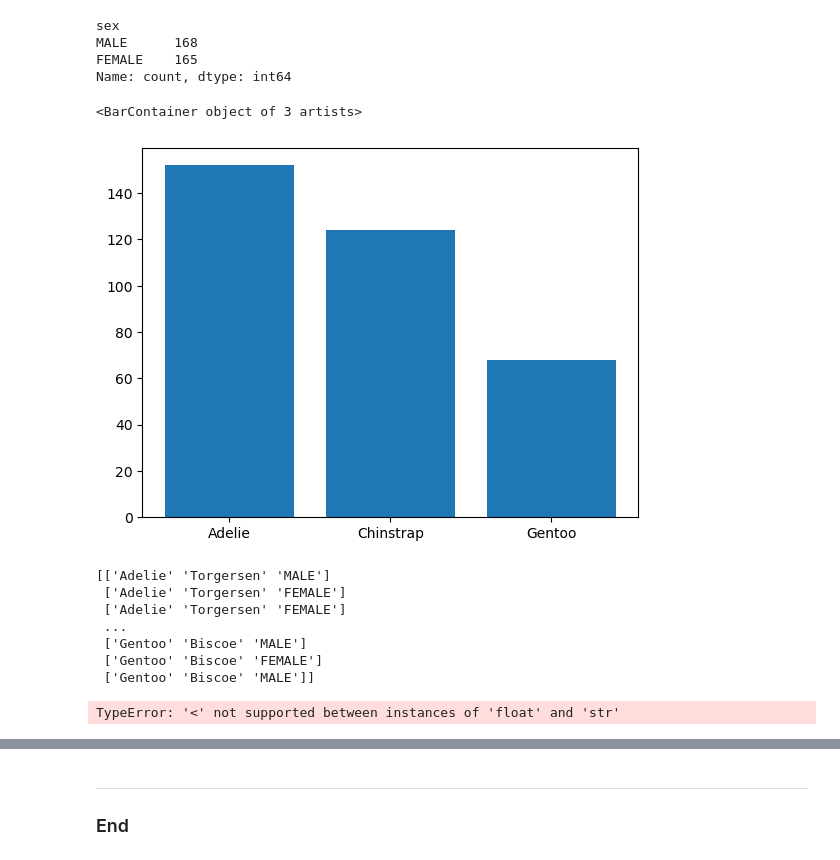
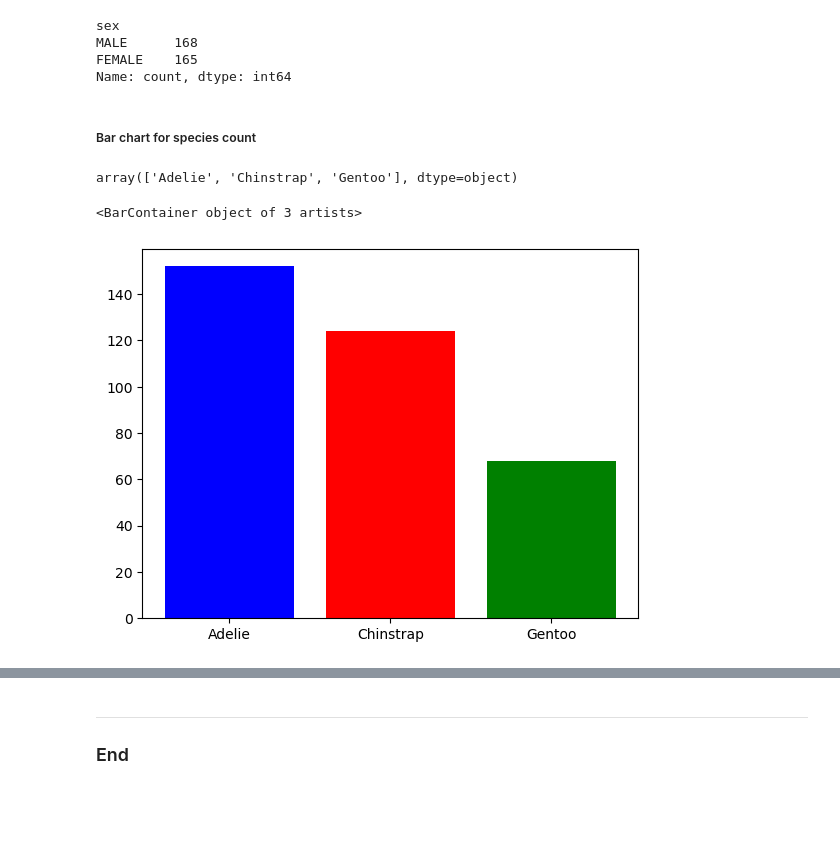
Before and after one commit to NiallRussell/analytics_project, a Jupyter notebook: penguins.ipynb, the cells around one changed output, grey strips where cells are left out. Drawn from its saved outputs; the diff is of its cells as text; code cells hidden in the pictures; blank space fills up the shorter version.

```diff
--- a/penguins.ipynb
+++ b/penguins.ipynb
@@ -75,25 +78,17 @@ sex
 MALE      168
 FEMALE    165
 Name: count, dtype: int64
+# %% [markdown]
+##### Bar chart for species count
 # %%
 import matplotlib.pyplot as plt
+# %%
+un_species = df['species'].unique()
+un_species
+# %% [output]
+array(['Adelie', 'Chinstrap', 'Gentoo'], dtype=object)
 # %%
-plt.bar(un_species, species_counts)
+plt.bar(un_species, species_counts, color = ["blue", "red", "green"])
 # %% [output]
 <BarContainer object of 3 artists>
-[figure, old version]
+[figure, new version]
-# %%
-cat_array = df[['species', 'island', 'sex']].to_numpy()
-print(cat_array)
-# %% [output]
-[['Adelie' 'Torgersen' 'MALE']
- ['Adelie' 'Torgersen' 'FEMALE']
- ['Adelie' 'Torgersen' 'FEMALE']
- ...
- ['Gentoo' 'Biscoe' 'MALE']
- ['Gentoo' 'Biscoe' 'FEMALE']
- ['Gentoo' 'Biscoe' 'MALE']]
-# %%
-df2 = np.unique(df[['species', 'island', 'sex']].values)
-# %% [output]
-TypeError: '<' not supported between instances of 'float' and 'str'
```
Also changed, not shown: parts of 8 cells of this notebook.
